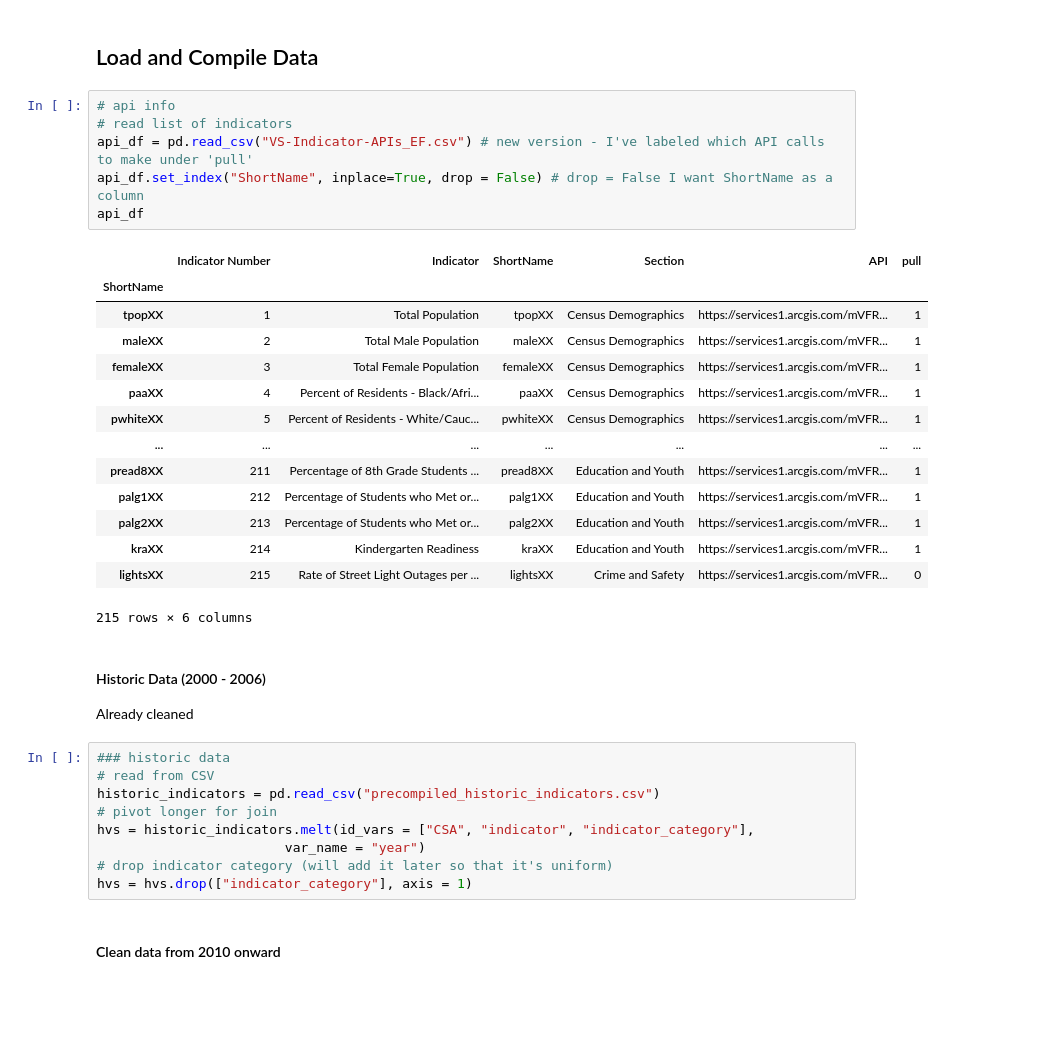
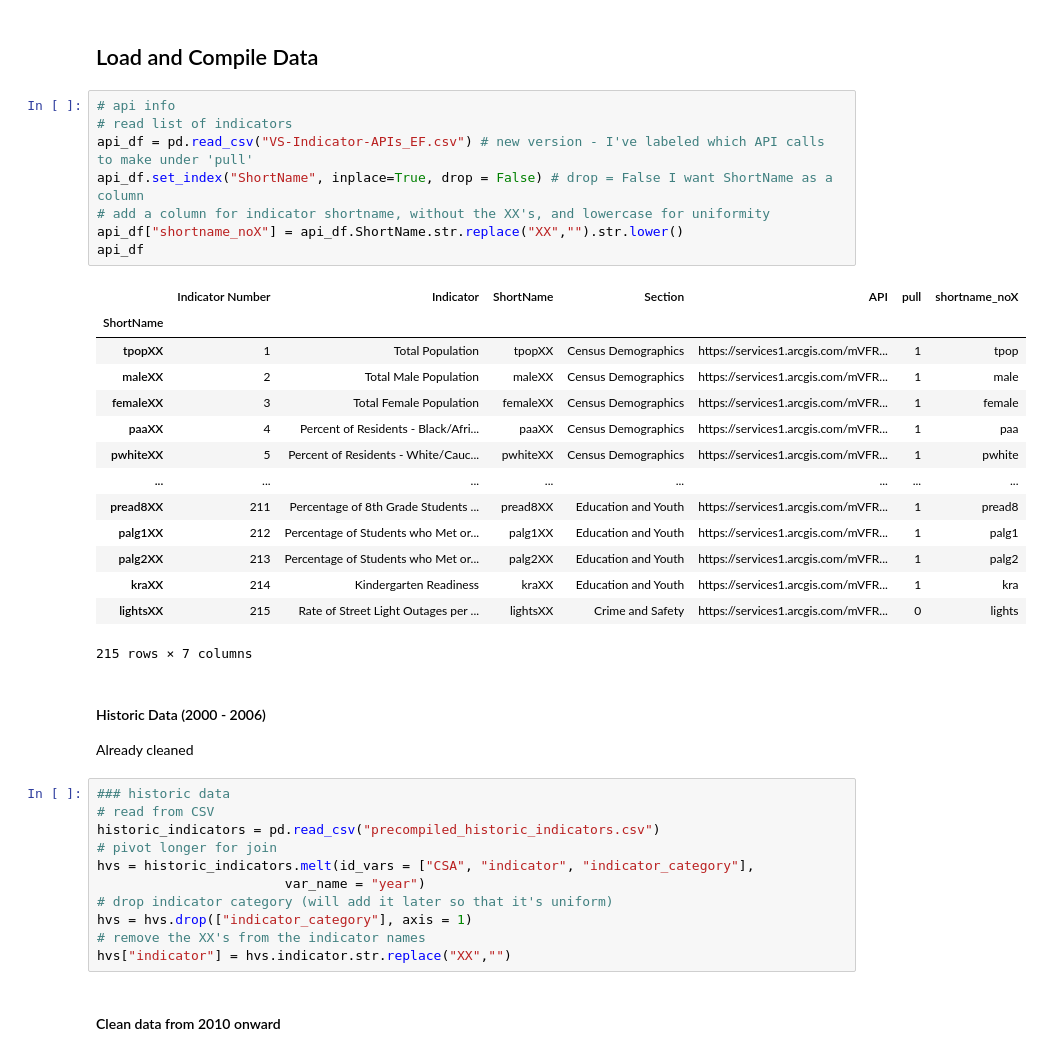
Before and after one commit to ejf78/cdc_vitalsigns, a Jupyter notebook: Vital Signs Analysis.ipynb, the cells around one changed output. Cells and saved outputs as stored; diff of their text form; blank space fills up the shorter version.

```diff
--- a/Vital Signs Analysis.ipynb
+++ b/Vital Signs Analysis.ipynb
@@ -54,24 +54,26 @@ os.chdir("cdc_vitalsigns")
 # %%
 # api info
 # read list of indicators
 api_df = pd.read_csv("VS-Indicator-APIs_EF.csv") # new version - I've labeled which API calls to make under 'pull'
 api_df.set_index("ShortName", inplace=True, drop = False) # drop = False I want ShortName as a column
+# add a column for indicator shortname, without the XX's, and lowercase for uniformity
+api_df["shortname_noX"] = api_df.ShortName.str.replace("XX","").str.lower()
 api_df
 # %% [output]
-|  | Indicator Number | Indicator | ShortName | Section | API | pull |
-| ShortName |  |  |  |  |  |  |
-| tpopXX | 1 | Total Population | tpopXX | Census Demographics | https://services1.arcgis.com/mVFR... | 1 |
-| maleXX | 2 | Total Male Population | maleXX | Census Demographics | https://services1.arcgis.com/mVFR... | 1 |
-| femaleXX | 3 | Total Female Population | femaleXX | Census Demographics | https://services1.arcgis.com/mVFR... | 1 |
-| paaXX | 4 | Percent of Residents - Black/Afri... | paaXX | Census Demographics | https://services1.arcgis.com/mVFR... | 1 |
-| pwhiteXX | 5 | Percent of Residents - White/Cauc... | pwhiteXX | Census Demographics | https://services1.arcgis.com/mVFR... | 1 |
-| ... | ... | ... | ... | ... | ... | ... |
-| pread8XX | 211 | Percentage of 8th Grade Students ... | pread8XX | Education and Youth | https://services1.arcgis.com/mVFR... | 1 |
-| palg1XX | 212 | Percentage of Students who Met or... | palg1XX | Education and Youth | https://services1.arcgis.com/mVFR... | 1 |
-| palg2XX | 213 | Percentage of Students who Met or... | palg2XX | Education and Youth | https://services1.arcgis.com/mVFR... | 1 |
-| kraXX | 214 | Kindergarten Readiness | kraXX | Education and Youth | https://services1.arcgis.com/mVFR... | 1 |
-| lightsXX | 215 | Rate of Street Light Outages per ... | lightsXX | Crime and Safety | https://services1.arcgis.com/mVFR... | 0 |
+|  | Indicator Number | Indicator | ShortName | Section | API | pull | shortname_noX |
+| ShortName |  |  |  |  |  |  |  |
+| tpopXX | 1 | Total Population | tpopXX | Census Demographics | https://services1.arcgis.com/mVFR... | 1 | tpop |
+| maleXX | 2 | Total Male Population | maleXX | Census Demographics | https://services1.arcgis.com/mVFR... | 1 | male |
+| femaleXX | 3 | Total Female Population | femaleXX | Census Demographics | https://services1.arcgis.com/mVFR... | 1 | female |
+| paaXX | 4 | Percent of Residents - Black/Afri... | paaXX | Census Demographics | https://services1.arcgis.com/mVFR... | 1 | paa |
+| pwhiteXX | 5 | Percent of Residents - White/Cauc... | pwhiteXX | Census Demographics | https://services1.arcgis.com/mVFR... | 1 | pwhite |
+| ... | ... | ... | ... | ... | ... | ... | ... |
+| pread8XX | 211 | Percentage of 8th Grade Students ... | pread8XX | Education and Youth | https://services1.arcgis.com/mVFR... | 1 | pread8 |
+| palg1XX | 212 | Percentage of Students who Met or... | palg1XX | Education and Youth | https://services1.arcgis.com/mVFR... | 1 | palg1 |
+| palg2XX | 213 | Percentage of Students who Met or... | palg2XX | Education and Youth | https://services1.arcgis.com/mVFR... | 1 | palg2 |
+| kraXX | 214 | Kindergarten Readiness | kraXX | Education and Youth | https://services1.arcgis.com/mVFR... | 1 | kra |
+| lightsXX | 215 | Rate of Street Light Outages per ... | lightsXX | Crime and Safety | https://services1.arcgis.com/mVFR... | 0 | lights |
-215 rows × 6 columns
+215 rows × 7 columns
 # %% [markdown]
 #### Historic Data (2000 - 2006)
 
@@ -85,6 +87,8 @@ hvs = historic_indicators.melt(id_vars = ["CSA", "indicator", "indicator_categor
                         var_name = "year")
 # drop indicator category (will add it later so that it's uniform)
 hvs = hvs.drop(["indicator_category"], axis = 1)
+# remove the XX's from the indicator names
+hvs["indicator"] = hvs.indicator.str.replace("XX","")
 # %% [markdown]
 #### Clean data from 2010 onward
 # %%
```
Also changed, not shown: parts of 18 cells of this notebook.
